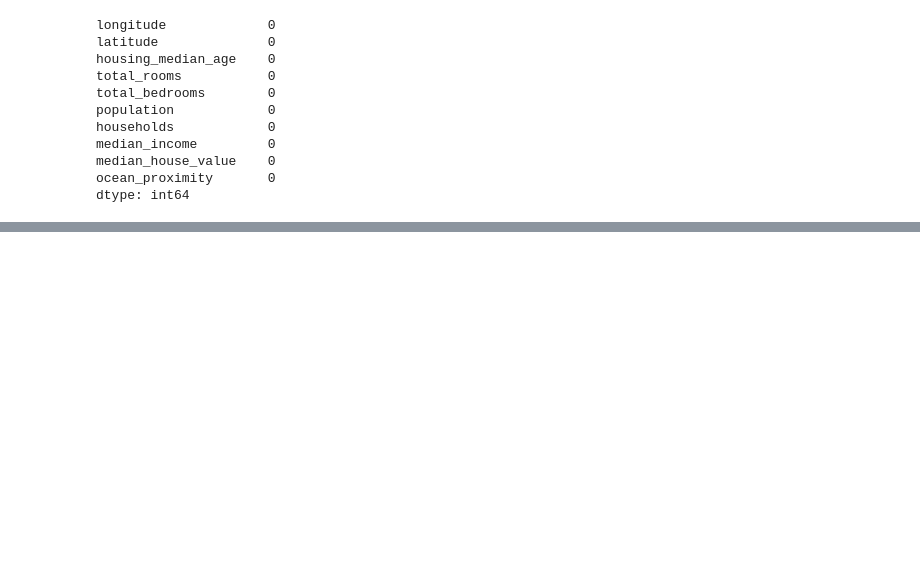
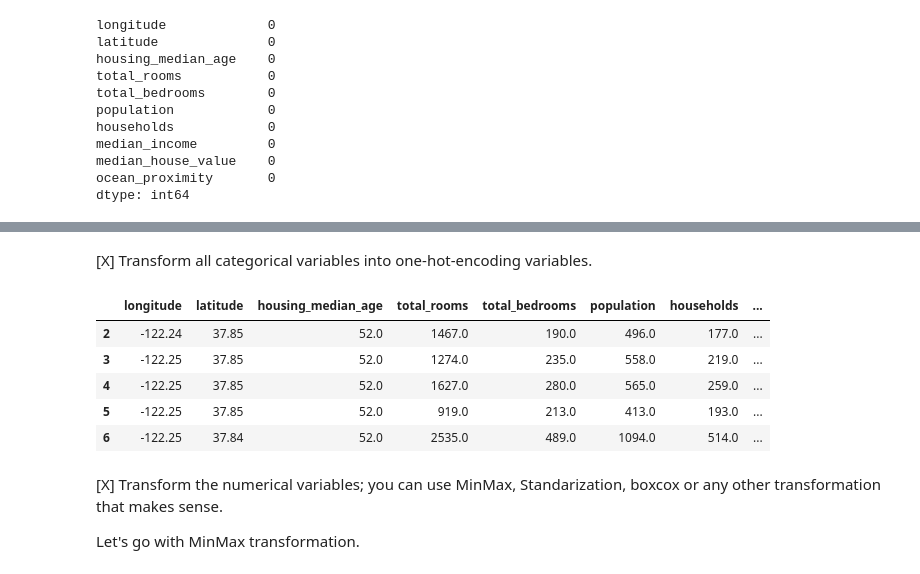
Before and after one commit to Lorenc1o/BDMA_Notes, a Jupyter notebook: UPC/Machine_Learning/Labs/lab01/ml01-exercise.ipynb, the cells around one changed output, grey strips where cells are left out. Saved outputs shown, nothing was run; the diff lists cells and outputs as text; code cells hidden in the pictures; blank space fills up the shorter version.

```diff
--- a/UPC/Machine_Learning/Labs/lab01/ml01-exercise.ipynb
+++ b/UPC/Machine_Learning/Labs/lab01/ml01-exercise.ipynb
@@ -20,6 +20,6 @@ import pandas as pd
 from collections import Counter
 from IPython.core.interactiveshell import InteractiveShell
 InteractiveShell.ast_node_interactivity = "all"
-pd.set_option('precision', 3)
+pd.set_option("display.precision", 3)
 # %%
 from sklearn.neighbors import KNeighborsClassifier
@@ -119,0 +291,17 @@ housing.total_bedrooms.hist()
+# %% [markdown]
+[X] Transform all categorical variables into one-hot-encoding variables.
+# %%
+# The only categorical variable is ocean_proximity. We can use one-hot encoding to convert it to numerical values.
+housing4 = pd.get_dummies(housing4, columns=['ocean_proximity'])
+housing4.head()
+# %% [output]
+|  | longitude | latitude | housing_median_age | total_rooms | total_bedrooms | population | households | ... |
+| 2 | -122.24 | 37.85 | 52.0 | 1467.0 | 190.0 | 496.0 | 177.0 | ... |
+| 3 | -122.25 | 37.85 | 52.0 | 1274.0 | 235.0 | 558.0 | 219.0 | ... |
+| 4 | -122.25 | 37.85 | 52.0 | 1627.0 | 280.0 | 565.0 | 259.0 | ... |
+| 5 | -122.25 | 37.85 | 52.0 | 919.0 | 213.0 | 413.0 | 193.0 | ... |
+| 6 | -122.25 | 37.84 | 52.0 | 2535.0 | 489.0 | 1094.0 | 514.0 | ... |
+# %% [markdown]
+[X] Transform the numerical variables; you can use MinMax, Standarization, boxcox or any other transformation that makes sense.
+
+Let's go with MinMax transformation.
```
Also changed, not shown: parts of 15 cells of this notebook, 5 other files.
